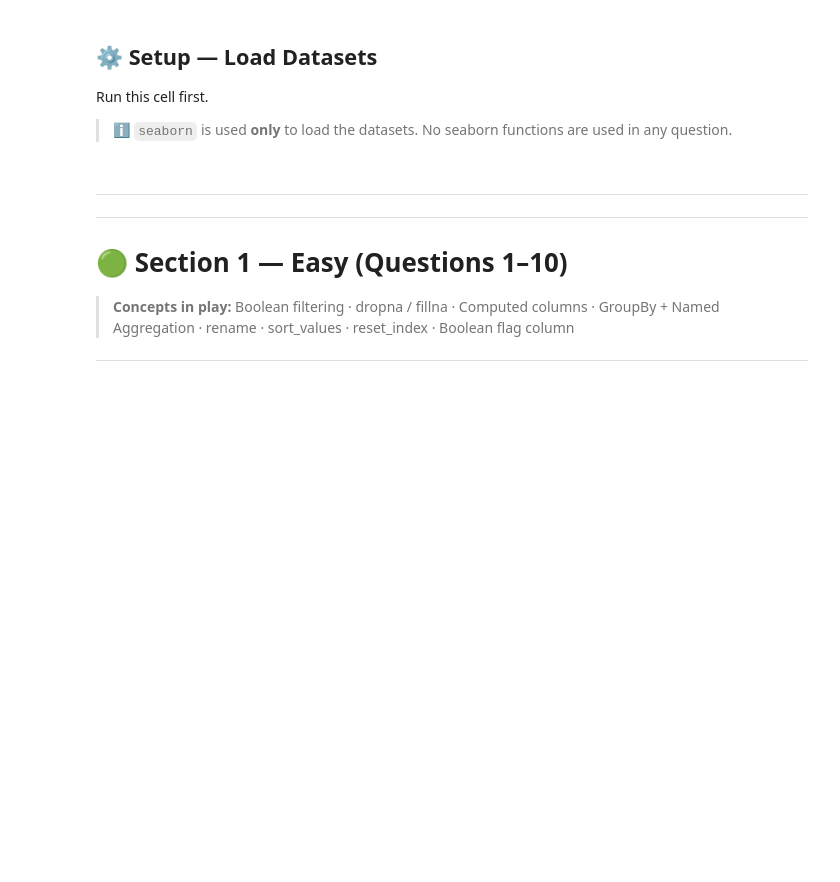
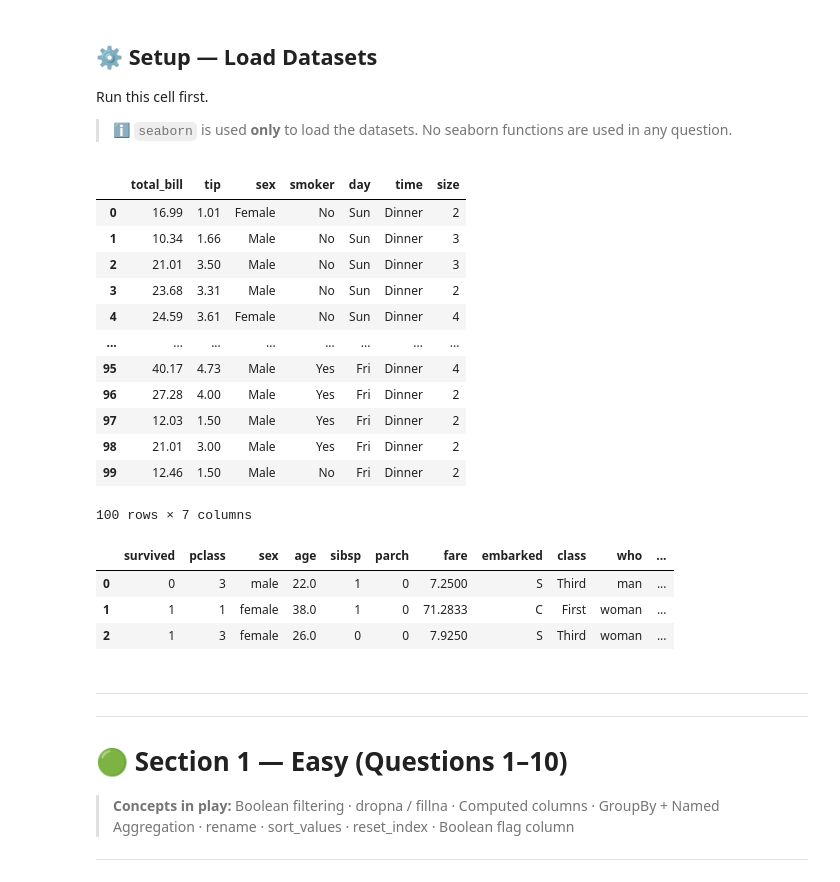
Before and after one commit to abhishekkatewaofficial-lab/Machine-Learning, a Jupyter notebook: Notes/Pandas/4. Practice/Pandas_Practice_Series_Notebook_02.ipynb, the cells around one changed output. Saved outputs shown, nothing was run; the diff lists cells and outputs as text; code cells hidden in the pictures; blank space fills up the shorter version.

```diff
--- a/Notes/Pandas/4. Practice/Pandas_Practice_Series_Notebook_02.ipynb
+++ b/Notes/Pandas/4. Practice/Pandas_Practice_Series_Notebook_02.ipynb
@@ -79,3 +65,31 @@ tips.head(3)
+# %%
+import pandas as pd
+import seaborn as sns
+import matplotlib.pyplot as plt
+
+tips    = sns.load_dataset("tips")
+titanic = sns.load_dataset("titanic")
+
+display(tips.head(100))
+display(titanic.head(3))
+# %% [output]
+|  | total_bill | tip | sex | smoker | day | time | size |
+| 0 | 16.99 | 1.01 | Female | No | Sun | Dinner | 2 |
+| 1 | 10.34 | 1.66 | Male | No | Sun | Dinner | 3 |
+| 2 | 21.01 | 3.50 | Male | No | Sun | Dinner | 3 |
+| 3 | 23.68 | 3.31 | Male | No | Sun | Dinner | 2 |
+| 4 | 24.59 | 3.61 | Female | No | Sun | Dinner | 4 |
+| ... | ... | ... | ... | ... | ... | ... | ... |
+| 95 | 40.17 | 4.73 | Male | Yes | Fri | Dinner | 4 |
+| 96 | 27.28 | 4.00 | Male | Yes | Fri | Dinner | 2 |
+| 97 | 12.03 | 1.50 | Male | Yes | Fri | Dinner | 2 |
+| 98 | 21.01 | 3.00 | Male | Yes | Fri | Dinner | 2 |
+| 99 | 12.46 | 1.50 | Male | No | Fri | Dinner | 2 |
+100 rows × 7 columns
+|  | survived | pclass | sex | age | sibsp | parch | fare | embarked | class | who | ... |
+| 0 | 0 | 3 | male | 22.0 | 1 | 0 | 7.2500 | S | Third | man | ... |
+| 1 | 1 | 1 | female | 38.0 | 1 | 0 | 71.2833 | C | First | woman | ... |
+| 2 | 1 | 3 | female | 26.0 | 0 | 0 | 7.9250 | S | Third | woman | ... |
 # %% [markdown]
 ---
 ---
```
Also changed, not shown: parts of 9 cells of this notebook, 25 other files.
